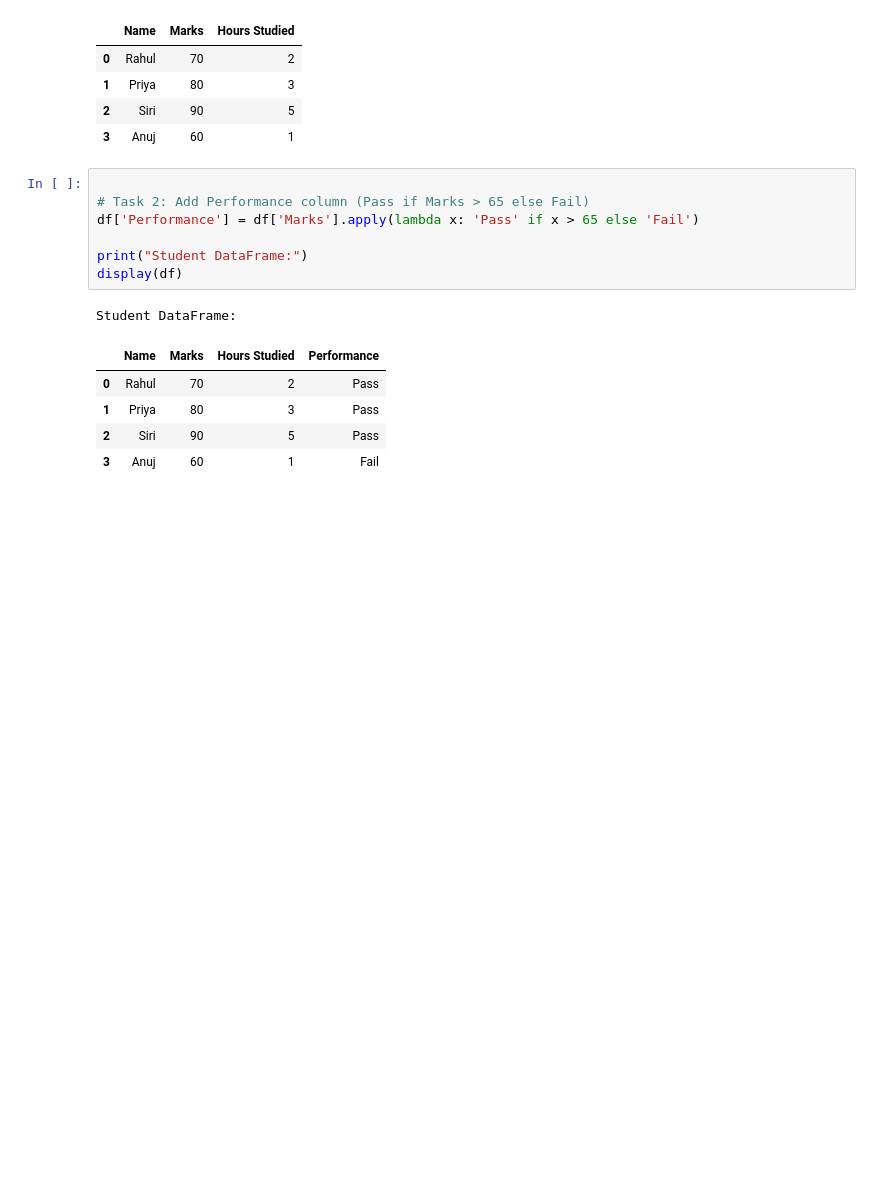
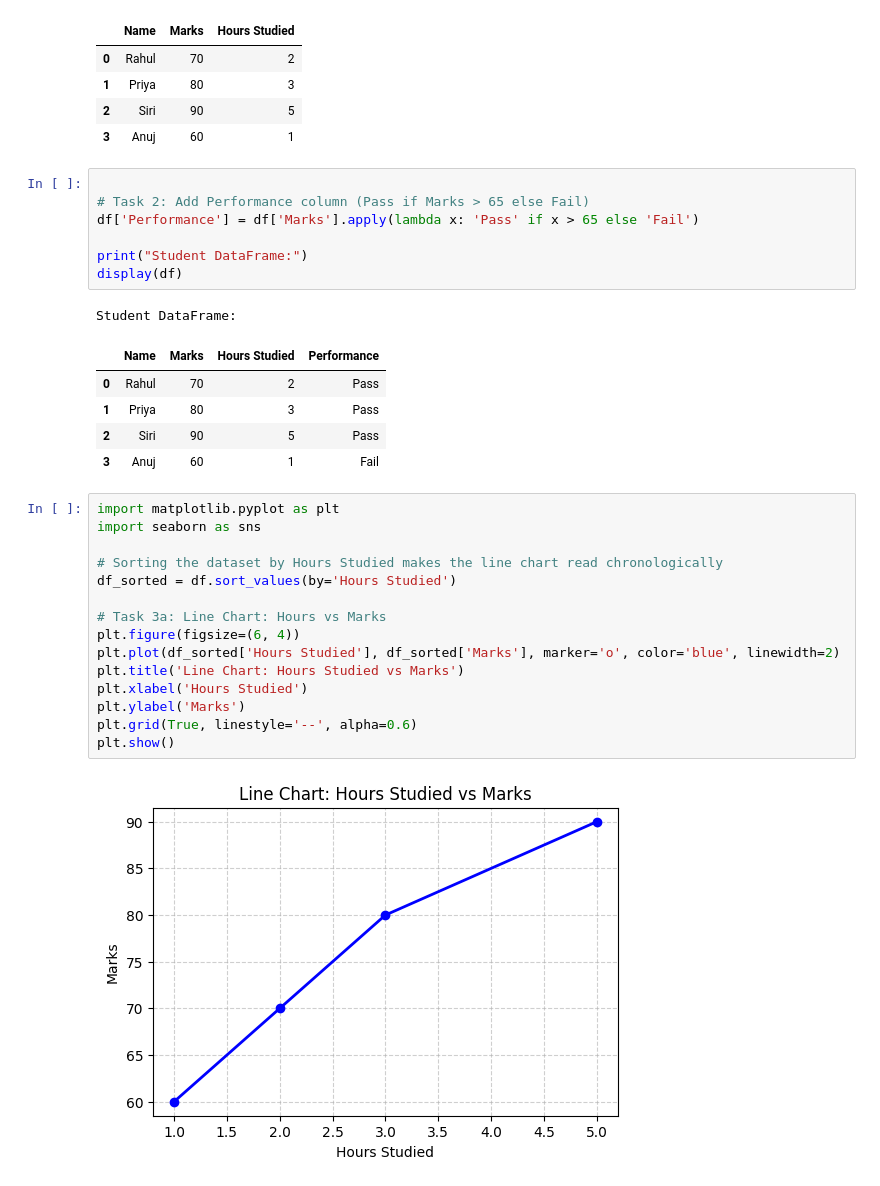
Before and after one commit to ashutoshkhad-15/AshutoshKhadse_Nucleusteq_Assignments, a Jupyter notebook: AshutoshKhadse_python_training/python_advance_2/assignment_7.ipynb, the cells around one changed output. Saved outputs shown, nothing was run; the diff lists cells and outputs as text; blank space fills up the shorter version.

Commit message:
feat: implement matplotlib and seaborn visualizations for student performance analysis

```diff
--- a/AshutoshKhadse_python_training/python_advance_2/assignment_7.ipynb
+++ b/AshutoshKhadse_python_training/python_advance_2/assignment_7.ipynb
@@ -30,3 +30,20 @@ Student DataFrame:
 | 1 | Priya | 80 | 3 | Pass |
 | 2 | Siri | 90 | 5 | Pass |
 | 3 | Anuj | 60 | 1 | Fail |
+# %%
+import matplotlib.pyplot as plt
+import seaborn as sns
+
+# Sorting the dataset by Hours Studied makes the line chart read chronologically
+df_sorted = df.sort_values(by='Hours Studied')
+
+# Task 3a: Line Chart: Hours vs Marks
+plt.figure(figsize=(6, 4))
+plt.plot(df_sorted['Hours Studied'], df_sorted['Marks'], marker='o', color='blue', linewidth=2)
+plt.title('Line Chart: Hours Studied vs Marks')
+plt.xlabel('Hours Studied')
+plt.ylabel('Marks')
+plt.grid(True, linestyle='--', alpha=0.6)
+plt.show()
+# %% [output]
+[figure, added]
```
Also changed, not shown: parts of 2 cells of this notebook.
